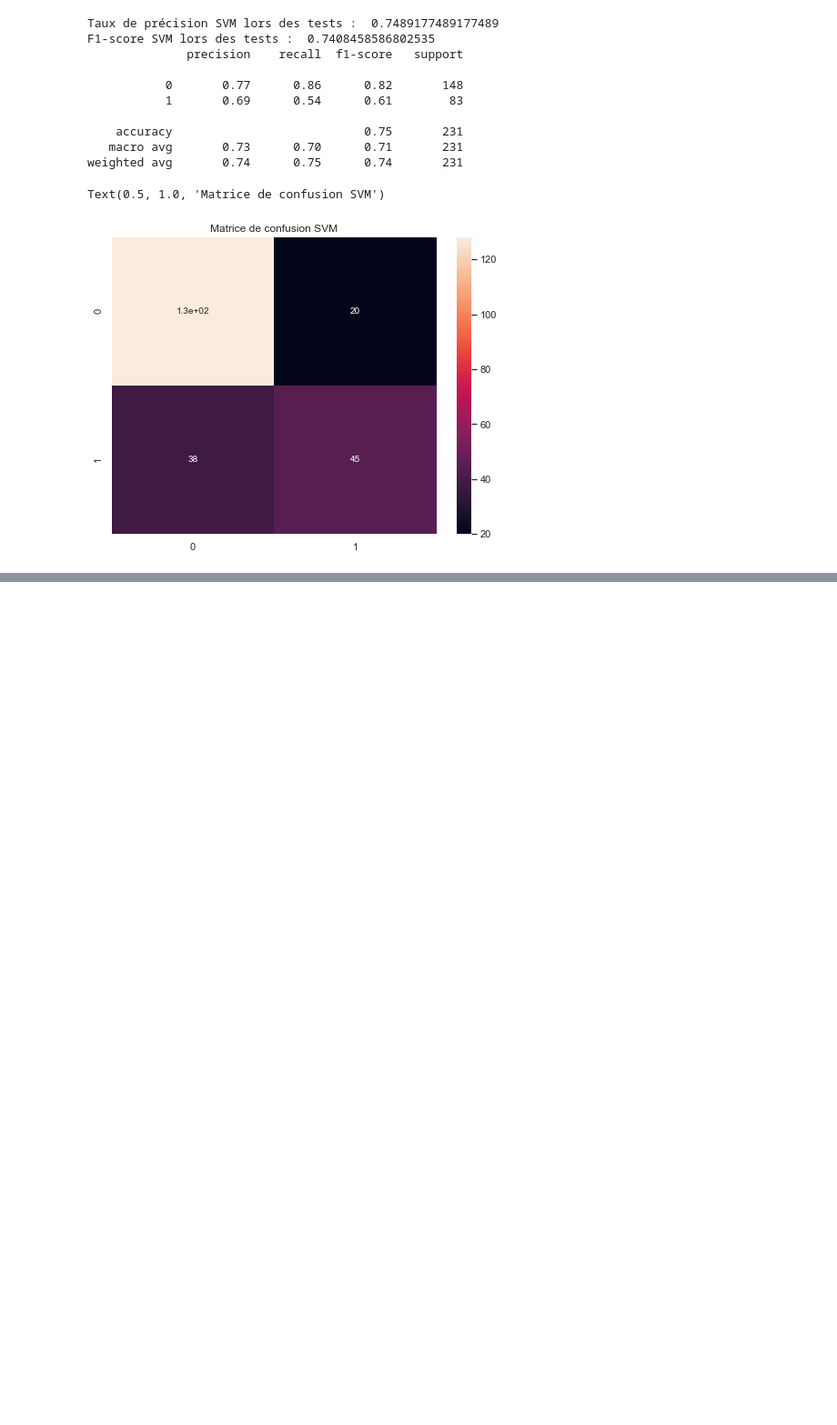
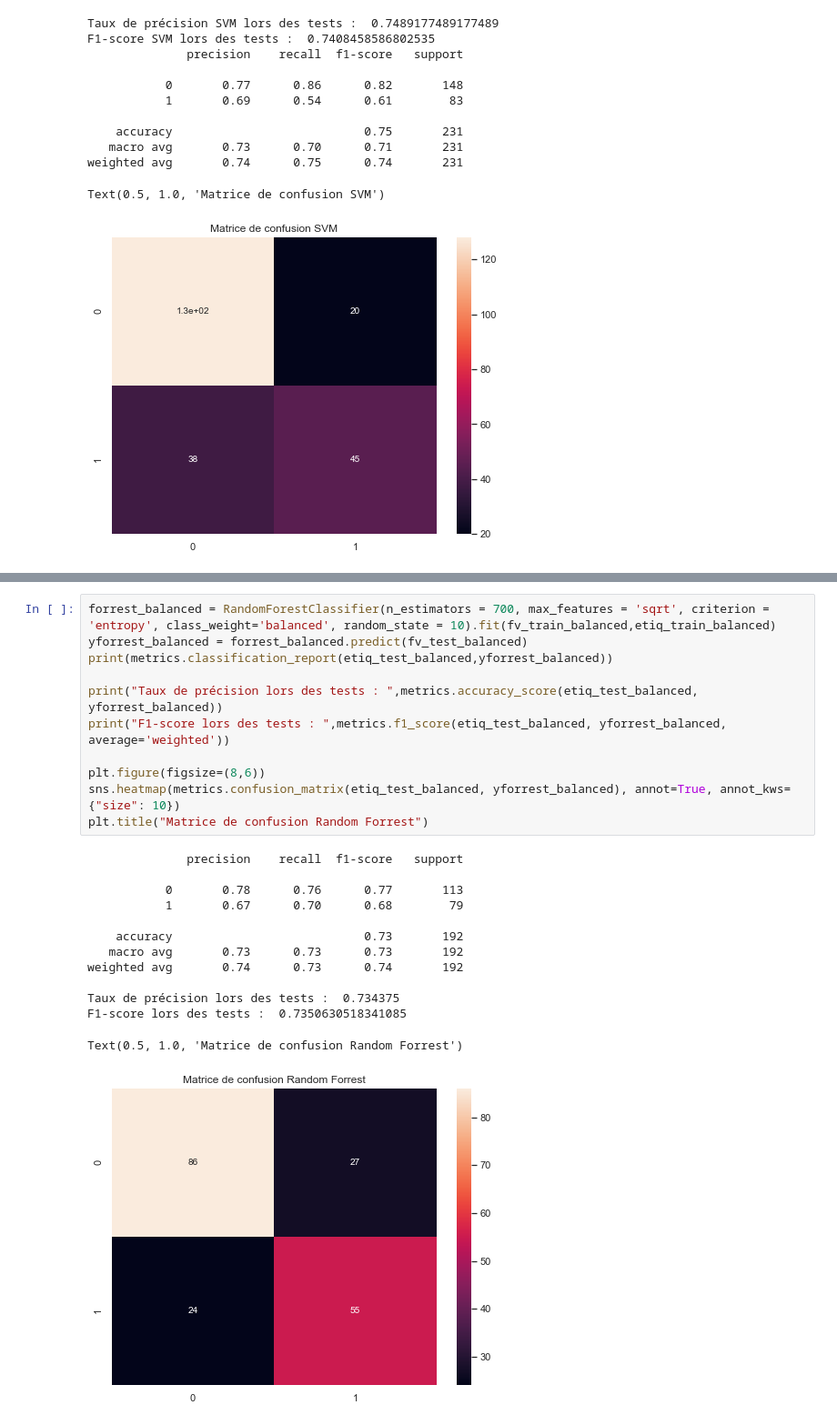
Before and after one commit to MohamedNennouche/pima-diabetes, a Jupyter notebook: pima-notebook.ipynb, the cells around one changed output, grey strips where cells are left out. Shown at 91% size. Saved outputs shown, nothing was run; the diff lists cells and outputs as text; blank space fills up the shorter version.

```diff
--- a/pima-notebook.ipynb
+++ b/pima-notebook.ipynb
@@ -361,0 +451,25 @@ Text(0.5, 1.0, 'Matrice de confusion SVM')
+# %%
+forrest_balanced = RandomForestClassifier(n_estimators = 700, max_features = 'sqrt', criterion = 'entropy', class_weight='balanced', random_state = 10).fit(fv_train_balanced,etiq_train_balanced)
+yforrest_balanced = forrest_balanced.predict(fv_test_balanced)
+print(metrics.classification_report(etiq_test_balanced,yforrest_balanced))
+
+print("Taux de précision lors des tests : ",metrics.accuracy_score(etiq_test_balanced, yforrest_balanced))
+print("F1-score lors des tests : ",metrics.f1_score(etiq_test_balanced, yforrest_balanced, average='weighted'))
+
+plt.figure(figsize=(8,6))
+sns.heatmap(metrics.confusion_matrix(etiq_test_balanced, yforrest_balanced), annot=True, annot_kws={"size": 10})
+plt.title("Matrice de confusion Random Forrest")
+# %% [output]
+              precision    recall  f1-score   support
+
+           0       0.78      0.76      0.77       113
+           1       0.67      0.70      0.68        79
+
+    accuracy                           0.73       192
+   macro avg       0.73      0.73      0.73       192
+weighted avg       0.74      0.73      0.74       192
+
+Taux de précision lors des tests :  0.734375
+F1-score lors des tests :  0.7350630518341085
+Text(0.5, 1.0, 'Matrice de confusion Random Forrest')
+[figure, added]
```
Also changed, not shown: parts of 11 cells of this notebook, 1 other file.
